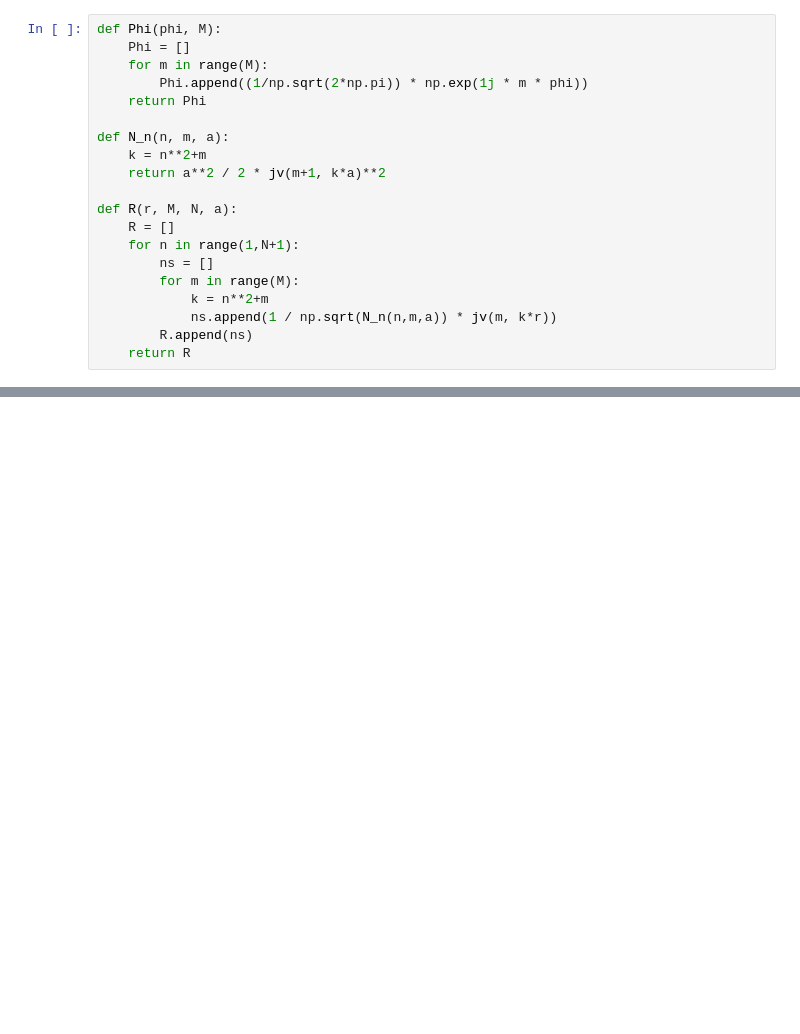
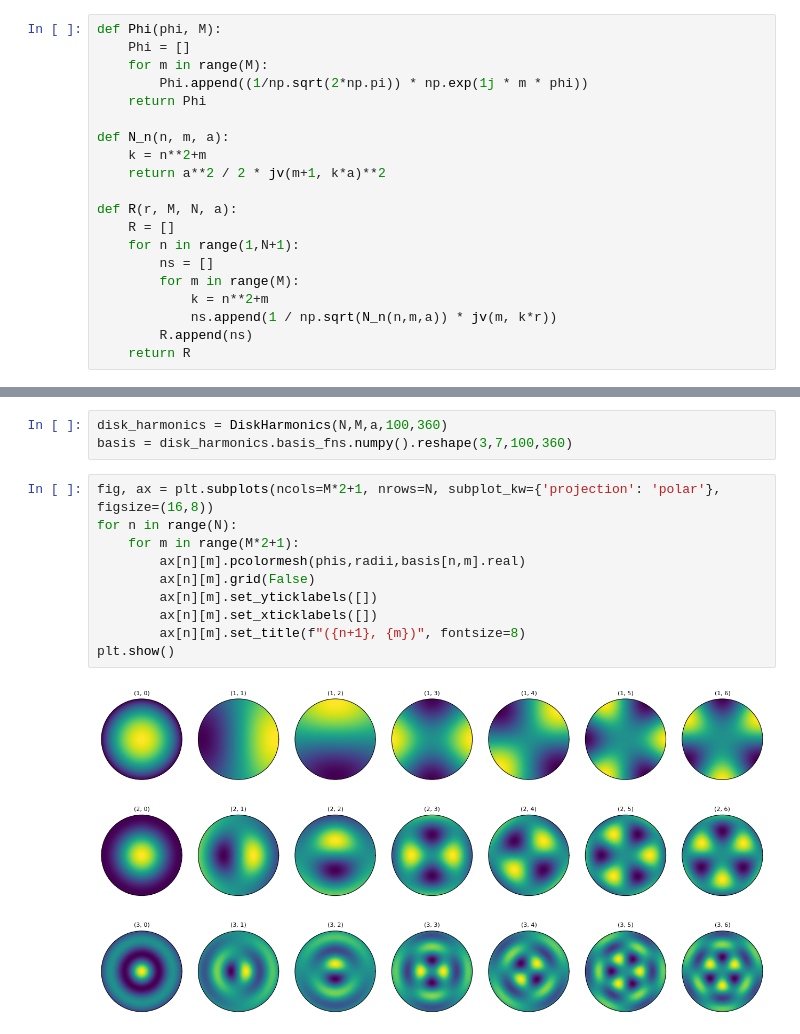
Before and after one commit to ColinKohler/fourier_value_functions, a Jupyter notebook: notebooks/PolarFourierTransform.ipynb, the cells around one changed output, grey strips where cells are left out. Cells and saved outputs as stored; diff of their text form; blank space fills up the shorter version.

Commit message:
Lots of harmonics

```diff
--- a/notebooks/PolarFourierTransform.ipynb
+++ b/notebooks/PolarFourierTransform.ipynb
@@ -166,0 +154,15 @@ plt.show()
+# %%
+disk_harmonics = DiskHarmonics(N,M,a,100,360)
+basis = disk_harmonics.basis_fns.numpy().reshape(3,7,100,360)
+# %%
+fig, ax = plt.subplots(ncols=M*2+1, nrows=N, subplot_kw={'projection': 'polar'}, figsize=(16,8))
+for n in range(N):
+    for m in range(M*2+1):
+        ax[n][m].pcolormesh(phis,radii,basis[n,m].real)
+        ax[n][m].grid(False)
+        ax[n][m].set_yticklabels([])
+        ax[n][m].set_xticklabels([])
+        ax[n][m].set_title(f"({n+1}, {m})", fontsize=8)
+plt.show()
+# %% [output]
+[figure, added]
```
Also changed, not shown: parts of 10 cells of this notebook, 7 other files.
